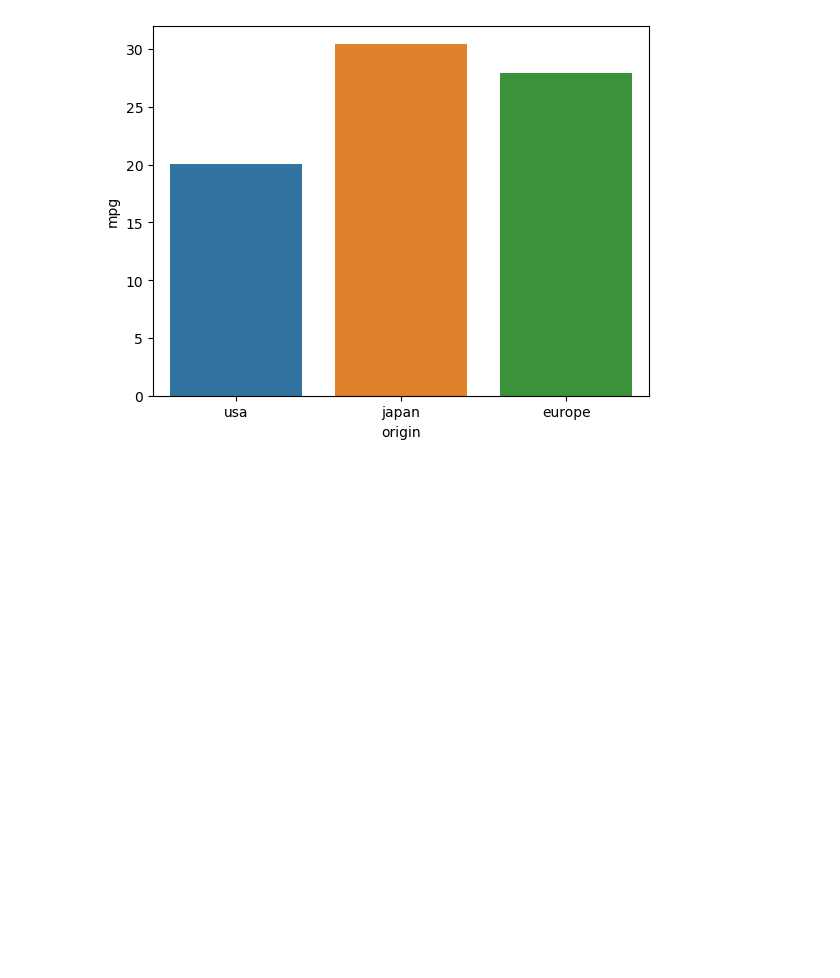
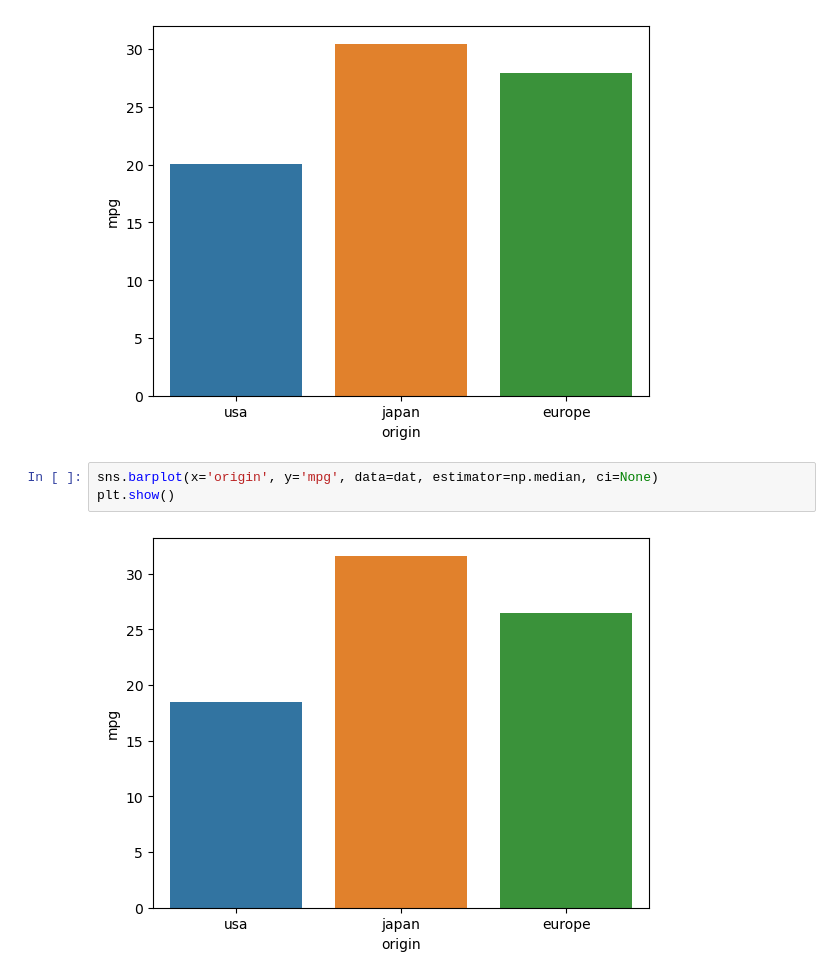
Before and after one commit to hayaboy/ADP_Practical_Exam, a Jupyter notebook: 4_5고급_그래프_도구인_Seaborn.ipynb, the cells around one changed output. Drawn from its saved outputs; the diff is of its cells as text; blank space fills up the shorter version.

```diff
--- a/4_5고급_그래프_도구인_Seaborn.ipynb
+++ b/4_5고급_그래프_도구인_Seaborn.ipynb
@@ -114,3 +114,8 @@ sns.barplot(x='origin', y='mpg', data=dat, ci=None)
 plt.show()
 # %% [output]
 [figure]
+# %%
+sns.barplot(x='origin', y='mpg', data=dat, estimator=np.median, ci=None)
+plt.show()
+# %% [output]
+[figure, added]
```
Also changed, not shown: parts of 35 cells of this notebook.
